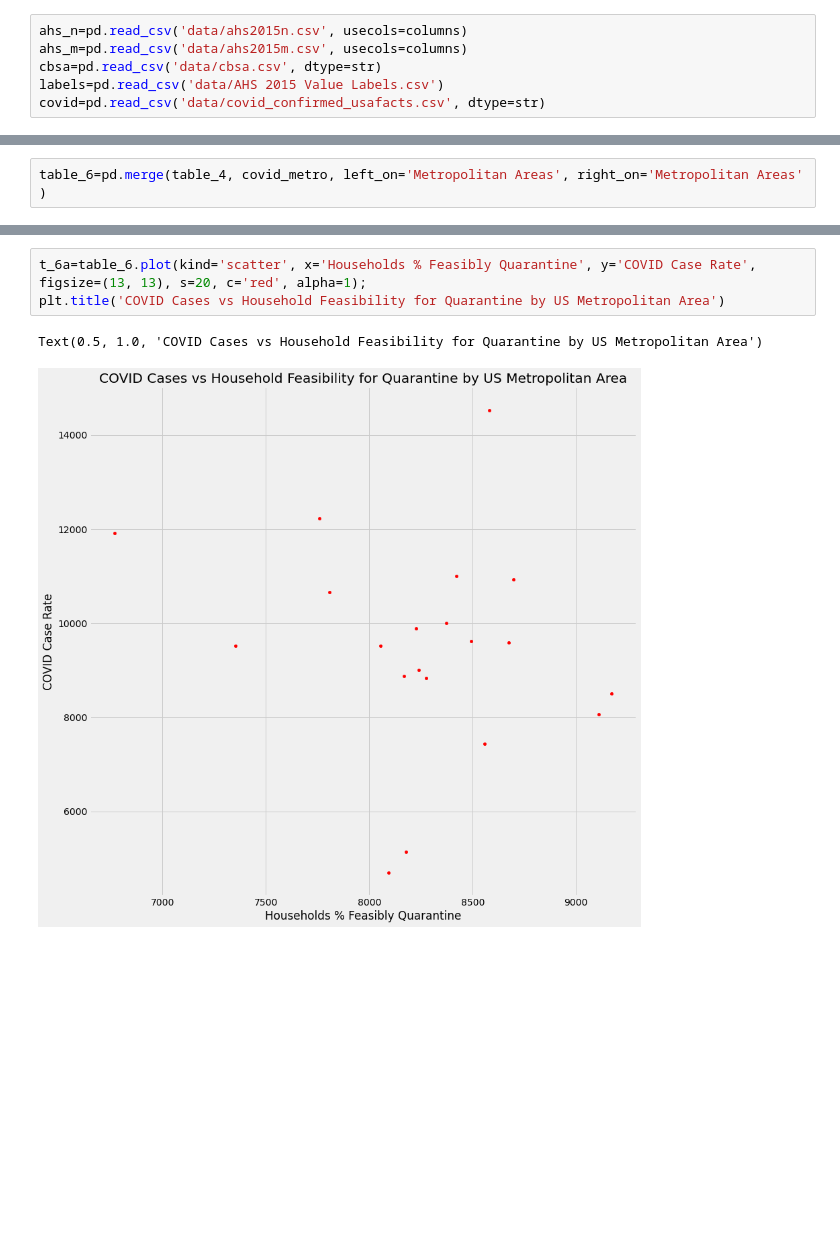
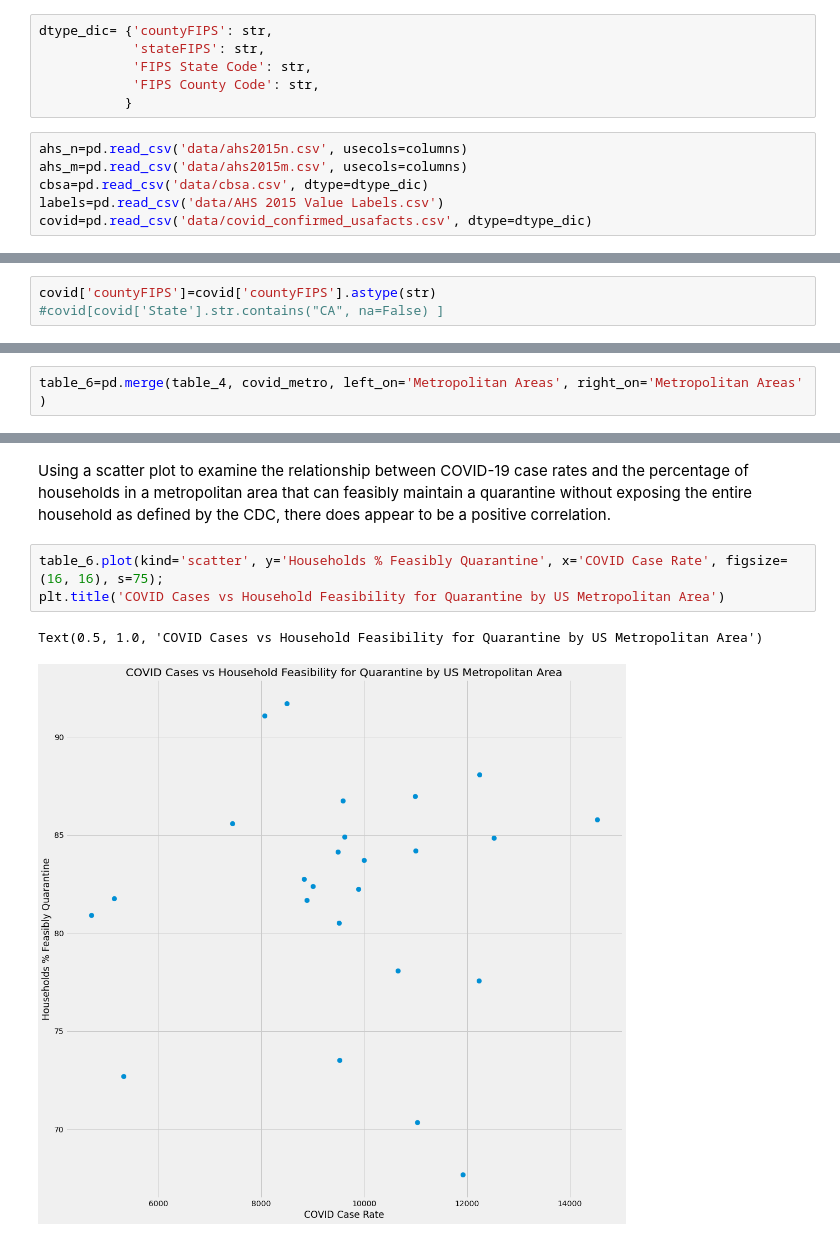
Before and after one commit to swsugarman/COVID_HousingIsolationFeasibility, a Jupyter notebook: report.ipynb, the cells around one changed output, grey strips where cells are left out. Cells and saved outputs as stored; diff of their text form; blank space fills up the shorter version.

```diff
--- a/report.ipynb
+++ b/report.ipynb
@@ -20,12 +20,18 @@ columns=['CONTROL', 'OMB13CBSA', 'VACANCY', 'BLD', 'UNITSIZE', 'TOTROOMS', 'BEDR
          'BATHROOMS', 'HSHLDTYPE', 'NUMPEOPLE', 'NUMADULTS', 'NUMELDERS', 'NUMYNGKIDS', 'NUMOLDKIDS',
          'NUMVETS', 'NUMNONREL', 'MULTIGEN', 'GRANDHH', 'NUMSUBFAM', 'NUMSECFAM', 'DISHH',
          'WASHER', 'DRYER', 'FRIDGE', 'COOKTYPE', 'KITEXCLU', 'BATHEXCLU']
+# %%
+dtype_dic= {'countyFIPS': str,
+            'stateFIPS': str,
+            'FIPS State Code': str,
+            'FIPS County Code': str,
+           }
 # %%
 ahs_n=pd.read_csv('data/ahs2015n.csv', usecols=columns)
 ahs_m=pd.read_csv('data/ahs2015m.csv', usecols=columns)
-cbsa=pd.read_csv('data/cbsa.csv', dtype=str)
+cbsa=pd.read_csv('data/cbsa.csv', dtype=dtype_dic)
 labels=pd.read_csv('data/AHS 2015 Value Labels.csv')
-covid=pd.read_csv('data/covid_confirmed_usafacts.csv', dtype=str)
+covid=pd.read_csv('data/covid_confirmed_usafacts.csv', dtype=dtype_dic)
 # %% [markdown]
 Verify the file imports:
 # %%
@@ -331,5 +337,8 @@ To study the relationship between COVID-19 case rates and the quarantine feasibi
 cbsa['FIPS State Code']=cbsa['FIPS State Code'].astype(str)
 cbsa['FIPS County Code']=cbsa['FIPS County Code'].astype(str)
 cbsa['countyFIPS']=cbsa['FIPS State Code']+cbsa['FIPS County Code']
+# %%
+covid['countyFIPS']=covid['countyFIPS'].astype(str)
+#covid[covid['State'].str.contains("CA", na=False) ]
 # %%
 covid_label=covid.merge(cbsa, left_on='countyFIPS', right_on='countyFIPS' )
@@ -397,6 +373,8 @@ table_6
+# %% [markdown]
+Using a scatter plot to examine the relationship between COVID-19 case rates and the percentage of households in a metropolitan area that can feasibly maintain a quarantine without exposing the entire household as defined by the CDC, there does appear to be a positive correlation.
 # %%
-t_6a=table_6.plot(kind='scatter', x='Households % Feasibly Quarantine', y='COVID Case Rate', figsize=(13, 13), s=20, c='red', alpha=1);
+table_6.plot(kind='scatter', y='Households % Feasibly Quarantine', x='COVID Case Rate', figsize=(16, 16), s=75);
 plt.title('COVID Cases vs Household Feasibility for Quarantine by US Metropolitan Area')
 # %% [output]
 Text(0.5, 1.0, 'COVID Cases vs Household Feasibility for Quarantine by US Metropolitan Area')
-[figure, old version]
+[figure, new version]
```
Also changed, not shown: parts of 11 cells of this notebook, 2 other files.
